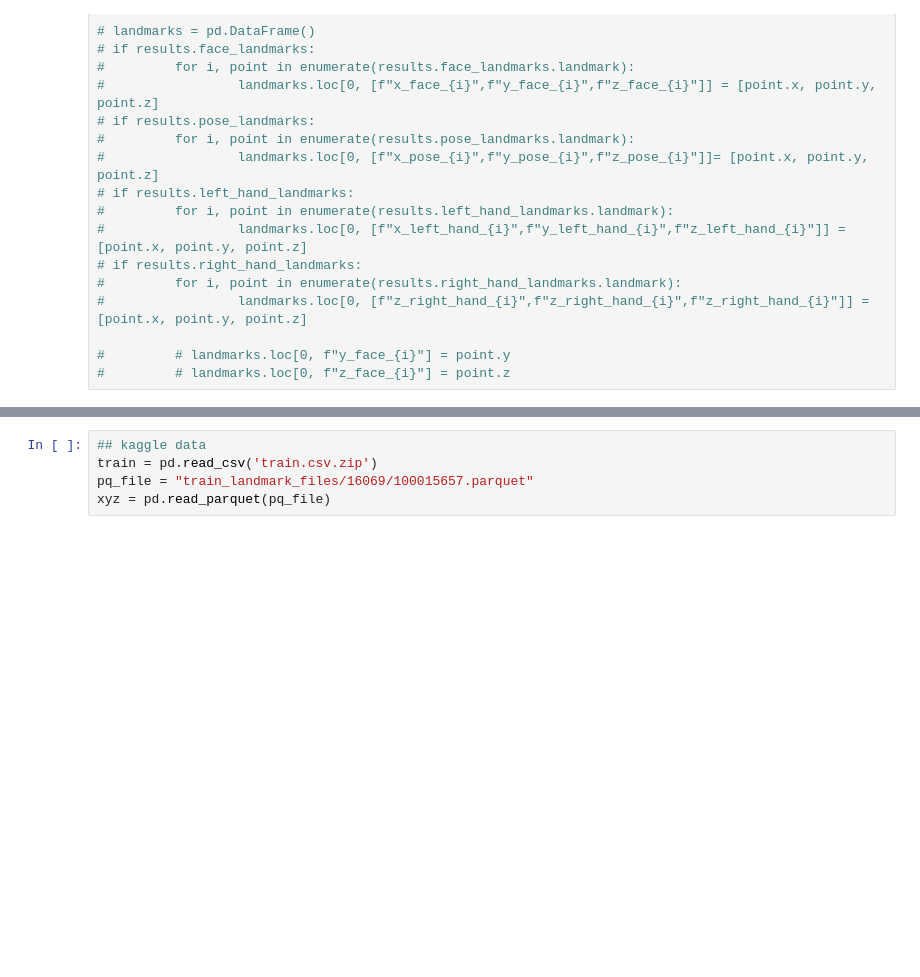
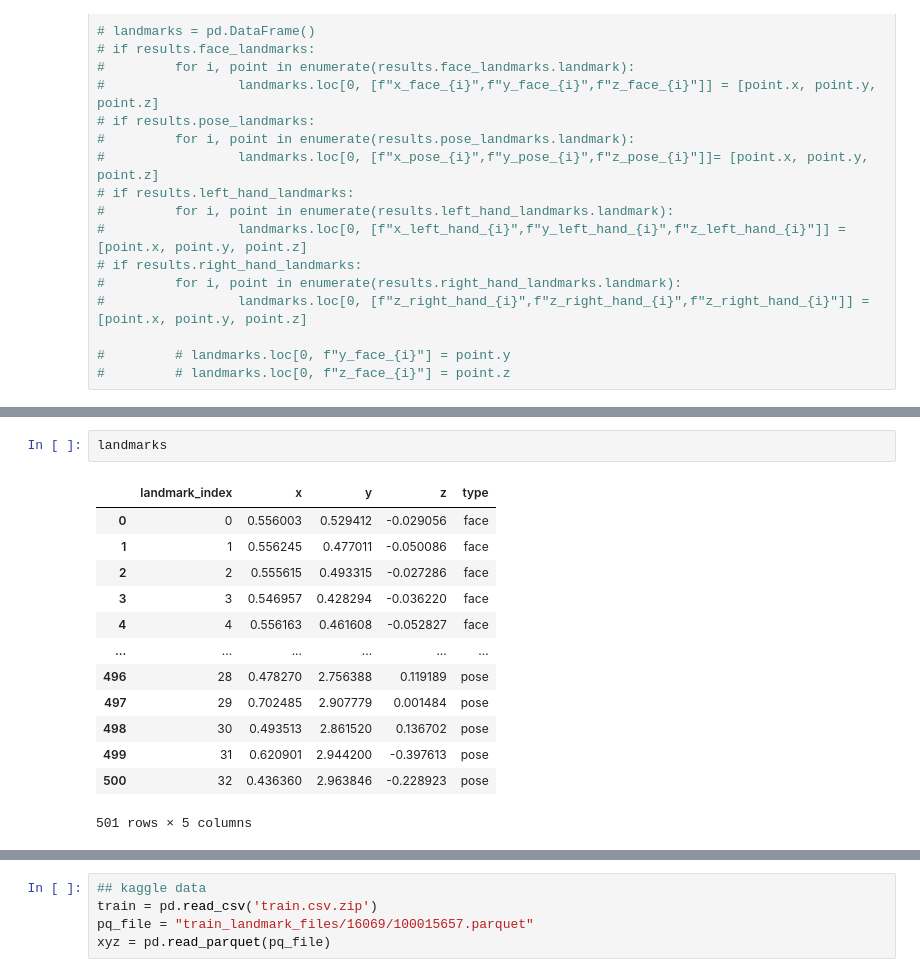
Before and after one commit to SinghJagpreet096/ASL, a Jupyter notebook: mediapipe-holistic-output.ipynb, the cells around one changed output, grey strips where cells are left out. Cells and saved outputs as stored; diff of their text form; blank space fills up the shorter version.

```diff
--- a/mediapipe-holistic-output.ipynb
+++ b/mediapipe-holistic-output.ipynb
@@ -149,0 +181,16 @@ def load_relevant_data_subset(pq_path):
+# %%
+landmarks
+# %% [output]
+|  | landmark_index | x | y | z | type |
+| 0 | 0 | 0.556003 | 0.529412 | -0.029056 | face |
+| 1 | 1 | 0.556245 | 0.477011 | -0.050086 | face |
+| 2 | 2 | 0.555615 | 0.493315 | -0.027286 | face |
+| 3 | 3 | 0.546957 | 0.428294 | -0.036220 | face |
+| 4 | 4 | 0.556163 | 0.461608 | -0.052827 | face |
+| ... | ... | ... | ... | ... | ... |
+| 496 | 28 | 0.478270 | 2.756388 | 0.119189 | pose |
+| 497 | 29 | 0.702485 | 2.907779 | 0.001484 | pose |
+| 498 | 30 | 0.493513 | 2.861520 | 0.136702 | pose |
+| 499 | 31 | 0.620901 | 2.944200 | -0.397613 | pose |
+| 500 | 32 | 0.436360 | 2.963846 | -0.228923 | pose |
+501 rows × 5 columns
```
Also changed, not shown: parts of 12 cells of this notebook, 6 other files.
